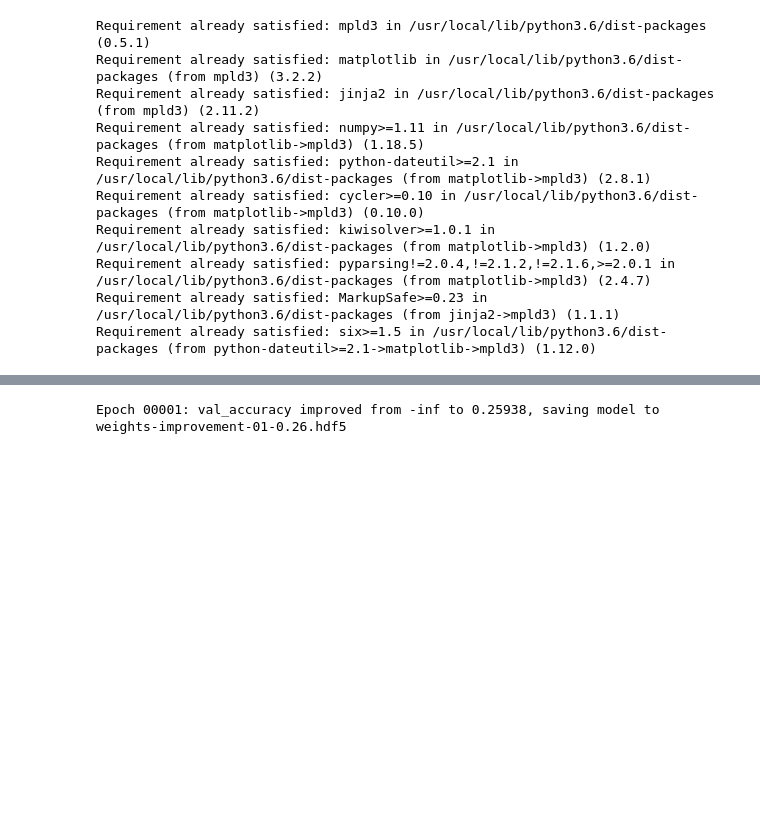
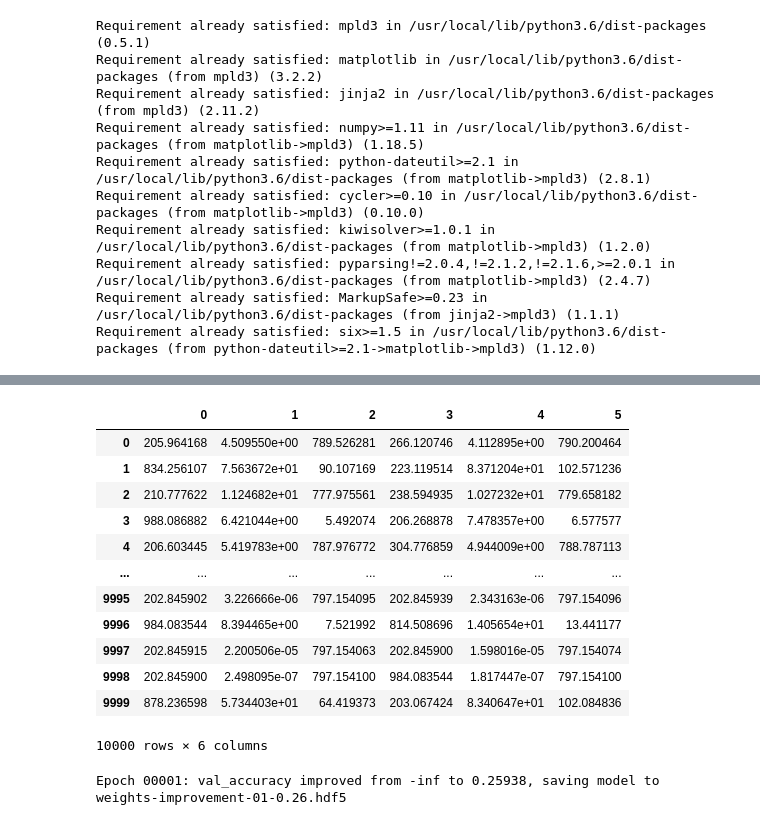
Before and after one commit to dharma610/Neural-network-model-for-compartmenral-model-SIR-and-SEIR-, a Jupyter notebook: project.ipynb, the cells around one changed output, grey strips where cells are left out. Cells and saved outputs as stored; diff of their text form; code cells hidden in the pictures; blank space fills up the shorter version.

```diff
--- a/project.ipynb
+++ b/project.ipynb
@@ -266,3 +113,37 @@ data
+# %%
+infectedactual_list = []
+for i in range(1000):
+ infectedactual_list = infectedactual_list+I_actual[i]
+# %%
+recovactual_list = []
+for i in range(1000):
+ recovactual_list = recovactual_list+R_actual[i]
+# %%
+df_1 = pd.DataFrame(sus_list)
+df_2 = pd.DataFrame(infected_list)
+df_3 = pd.DataFrame(recov_list)
+df_4 = pd.DataFrame(susactual_list)
+df_5 = pd.DataFrame(infectedactual_list)
+df_6 = pd.DataFrame(recovactual_list)
+# %%
+data = pd.concat([df_1, df_2,df_3,df_4,df_5,df_6], axis=1)
+# %%
+data.columns = range(data.shape[1])
+data
+# %% [output]
+|  | 0 | 1 | 2 | 3 | 4 | 5 |
+| 0 | 205.964168 | 4.509550e+00 | 789.526281 | 266.120746 | 4.112895e+00 | 790.200464 |
+| 1 | 834.256107 | 7.563672e+01 | 90.107169 | 223.119514 | 8.371204e+01 | 102.571236 |
+| 2 | 210.777622 | 1.124682e+01 | 777.975561 | 238.594935 | 1.027232e+01 | 779.658182 |
+| 3 | 988.086882 | 6.421044e+00 | 5.492074 | 206.268878 | 7.478357e+00 | 6.577577 |
+| 4 | 206.603445 | 5.419783e+00 | 787.976772 | 304.776859 | 4.944009e+00 | 788.787113 |
+| ... | ... | ... | ... | ... | ... | ... |
+| 9995 | 202.845902 | 3.226666e-06 | 797.154095 | 202.845939 | 2.343163e-06 | 797.154096 |
+| 9996 | 984.083544 | 8.394465e+00 | 7.521992 | 814.508696 | 1.405654e+01 | 13.441177 |
+| 9997 | 202.845915 | 2.200506e-05 | 797.154063 | 202.845900 | 1.598016e-05 | 797.154074 |
+| 9998 | 202.845900 | 2.498095e-07 | 797.154100 | 984.083544 | 1.817447e-07 | 797.154100 |
+| 9999 | 878.236598 | 5.734403e+01 | 64.419373 | 203.067424 | 8.340647e+01 | 102.084836 |
+10000 rows × 6 columns
 # %%
 X = data[["suspectible","infected","recovered"]]
 y = data[["recovered(O)","infected(O)","suspectible(O)"]]
```
Also changed, not shown: parts of 41 cells of this notebook.
